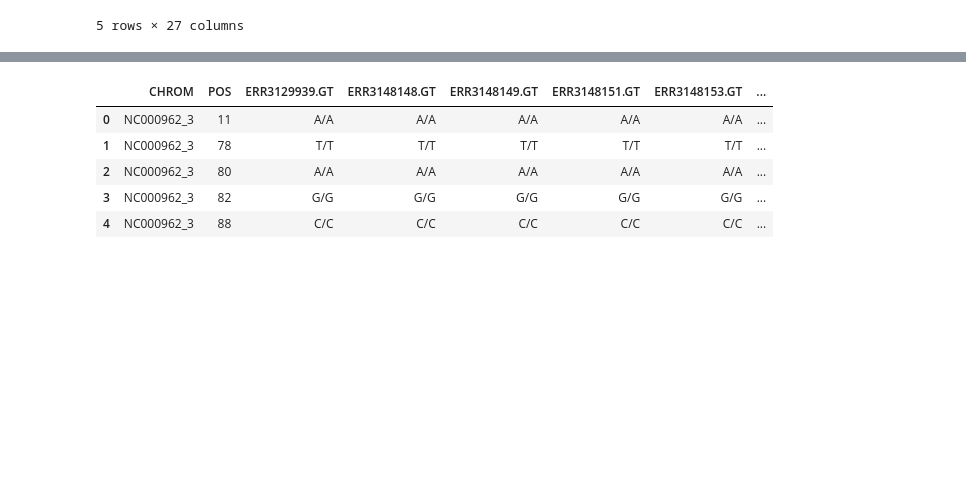
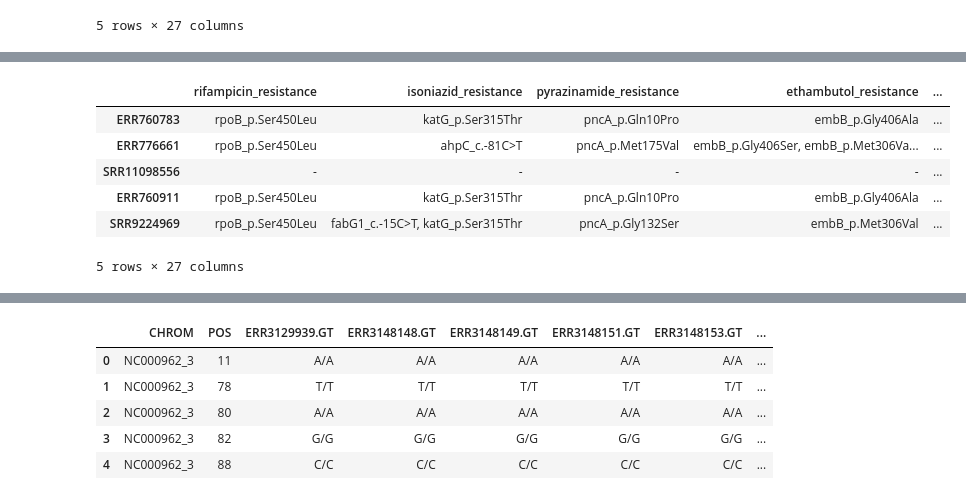
Before and after one commit to abhi18av/drug-resistance-prediction-cambiohack, a Jupyter notebook: src/notebooks/feature_engineering.ipynb, the cells around one changed output, grey strips where cells are left out. Cells and saved outputs as stored; diff of their text form; code cells hidden in the pictures; blank space fills up the shorter version.

```diff
--- a/src/notebooks/feature_engineering.ipynb
+++ b/src/notebooks/feature_engineering.ipynb
@@ -34,0 +120,13 @@ sns.set()
+# %%
+resistance_status_df.rename(columns = renamed_drug_columns_names_dict,
+                            inplace=True)
+
+resistance_status_df.head()
+# %% [output]
+|  | rifampicin_resistance | isoniazid_resistance | pyrazinamide_resistance | ethambutol_resistance | ... |
+| ERR760783 | rpoB_p.Ser450Leu | katG_p.Ser315Thr | pncA_p.Gln10Pro | embB_p.Gly406Ala | ... |
+| ERR776661 | rpoB_p.Ser450Leu | ahpC_c.-81C>T | pncA_p.Met175Val | embB_p.Gly406Ser, embB_p.Met306Va... | ... |
+| SRR11098556 | - | - | - | - | ... |
+| ERR760911 | rpoB_p.Ser450Leu | katG_p.Ser315Thr | pncA_p.Gln10Pro | embB_p.Gly406Ala | ... |
+| SRR9224969 | rpoB_p.Ser450Leu | fabG1_c.-15C>T, katG_p.Ser315Thr | pncA_p.Gly132Ser | embB_p.Met306Val | ... |
+5 rows × 27 columns
```
Also changed, not shown: parts of 27 cells of this notebook.
